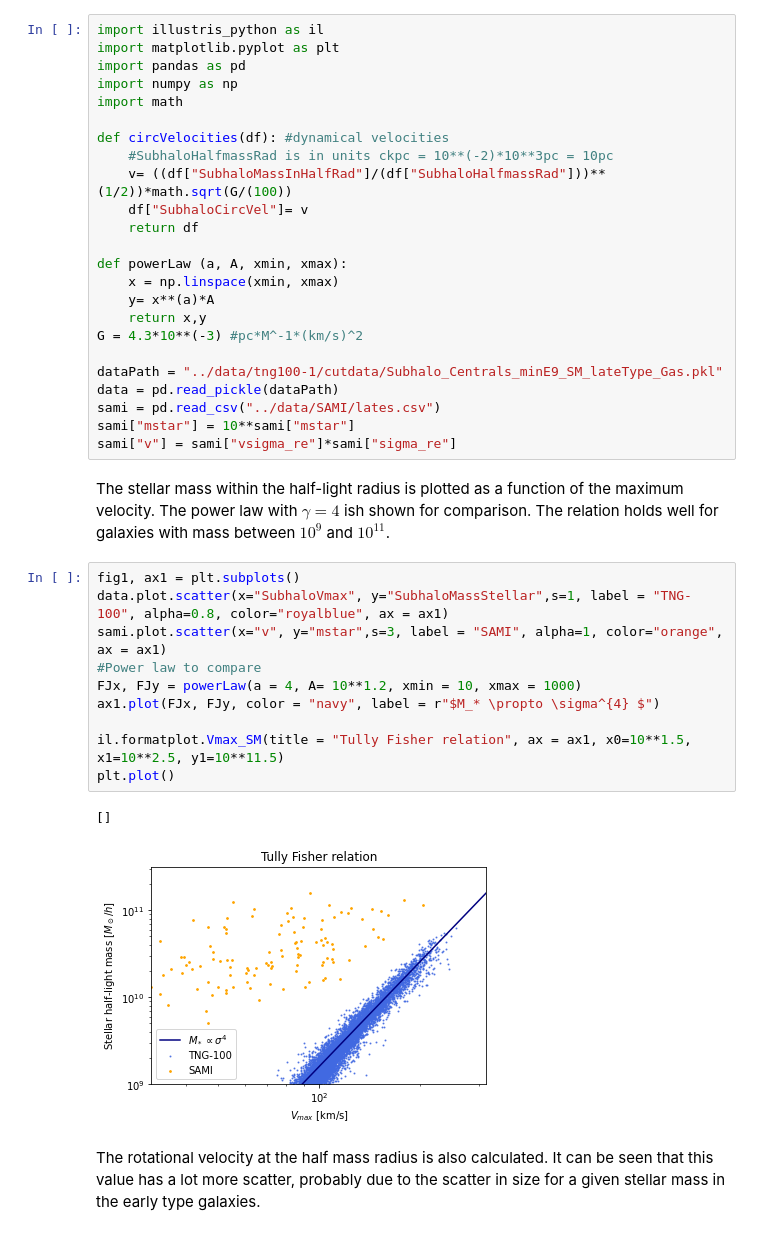
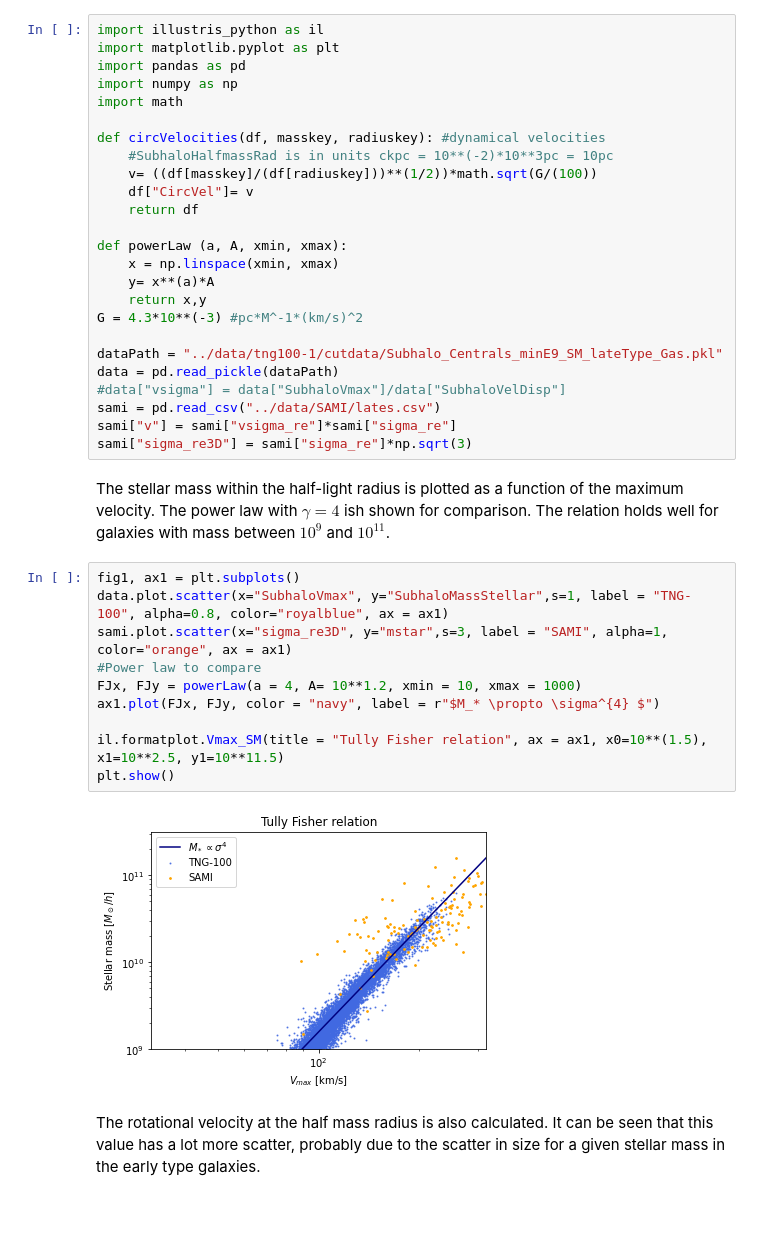
Before and after one commit to choisant/illustris-project, a Jupyter notebook: src/TFR.ipynb, the cells around one changed output. Drawn from its saved outputs; the diff is of its cells as text.

Commit message:
working on FP notebook SAMI-data comparison

```diff
--- a/src/TFR.ipynb
+++ b/src/TFR.ipynb
@@ -13,10 +13,10 @@ import pandas as pd
 import numpy as np
 import math
 
-def circVelocities(df): #dynamical velocities
+def circVelocities(df, masskey, radiuskey): #dynamical velocities
     #SubhaloHalfmassRad is in units ckpc = 10**(-2)*10**3pc = 10pc
-    v= ((df["SubhaloMassInHalfRad"]/(df["SubhaloHalfmassRad"]))**(1/2))*math.sqrt(G/(100))
-    df["SubhaloCircVel"]= v
+    v= ((df[masskey]/(df[radiuskey]))**(1/2))*math.sqrt(G/(100))
+    df["CircVel"]= v
     return df
 
 def powerLaw (a, A, xmin, xmax):
@@ -27,24 +27,24 @@ G = 4.3*10**(-3) #pc*M^-1*(km/s)^2
 
 dataPath = "../data/tng100-1/cutdata/Subhalo_Centrals_minE9_SM_lateType_Gas.pkl"
 data = pd.read_pickle(dataPath)
+#data["vsigma"] = data["SubhaloVmax"]/data["SubhaloVelDisp"]
 sami = pd.read_csv("../data/SAMI/lates.csv")
-sami["mstar"] = 10**sami["mstar"]
 sami["v"] = sami["vsigma_re"]*sami["sigma_re"]
+sami["sigma_re3D"] = sami["sigma_re"]*np.sqrt(3)
 # %% [markdown]
 The stellar mass within the half-light radius is plotted as a function of the maximum velocity. The power law with $\gamma = 4$ ish shown for comparison. The relation holds well for galaxies with mass between $10^9$ and $10^{11}$.
 # %%
 fig1, ax1 = plt.subplots()
 data.plot.scatter(x="SubhaloVmax", y="SubhaloMassStellar",s=1, label = "TNG-100", alpha=0.8, color="royalblue", ax = ax1)
-sami.plot.scatter(x="v", y="mstar",s=3, label = "SAMI", alpha=1, color="orange", ax = ax1)
+sami.plot.scatter(x="sigma_re3D", y="mstar",s=3, label = "SAMI", alpha=1, color="orange", ax = ax1)
 #Power law to compare
 FJx, FJy = powerLaw(a = 4, A= 10**1.2, xmin = 10, xmax = 1000)
 ax1.plot(FJx, FJy, color = "navy", label = r"$M_* \propto \sigma^{4} $")
 
-il.formatplot.Vmax_SM(title = "Tully Fisher relation", ax = ax1, x0=10**1.5, x1=10**2.5, y1=10**11.5)
-plt.plot()
+il.formatplot.Vmax_SM(title = "Tully Fisher relation", ax = ax1, x0=10**(1.5), x1=10**2.5, y1=10**11.5)
+plt.show()
 # %% [output]
-[]
-[figure, old version]
+[figure, new version]
 # %% [markdown]
 The rotational velocity at the half mass radius is also calculated. It can be seen that this value has a lot more scatter, probably due to the scatter in size for a given stellar mass in the early type galaxies.
 # %%
```
Also changed, not shown: parts of 2 cells of this notebook, 14 other files.
